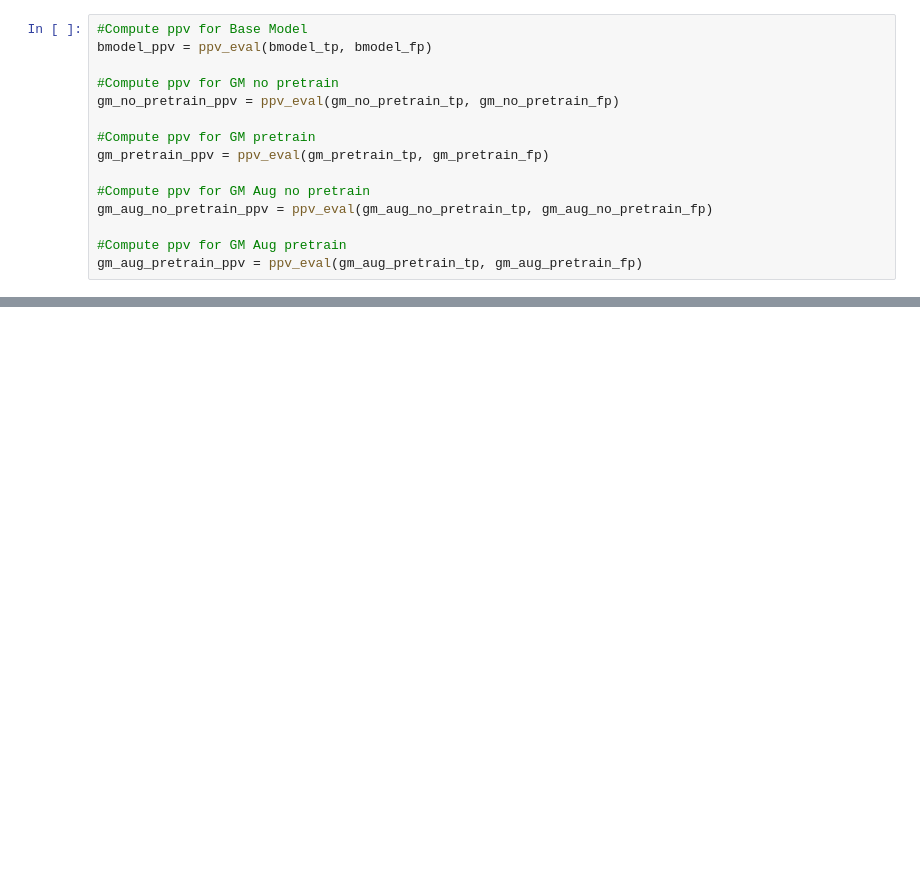
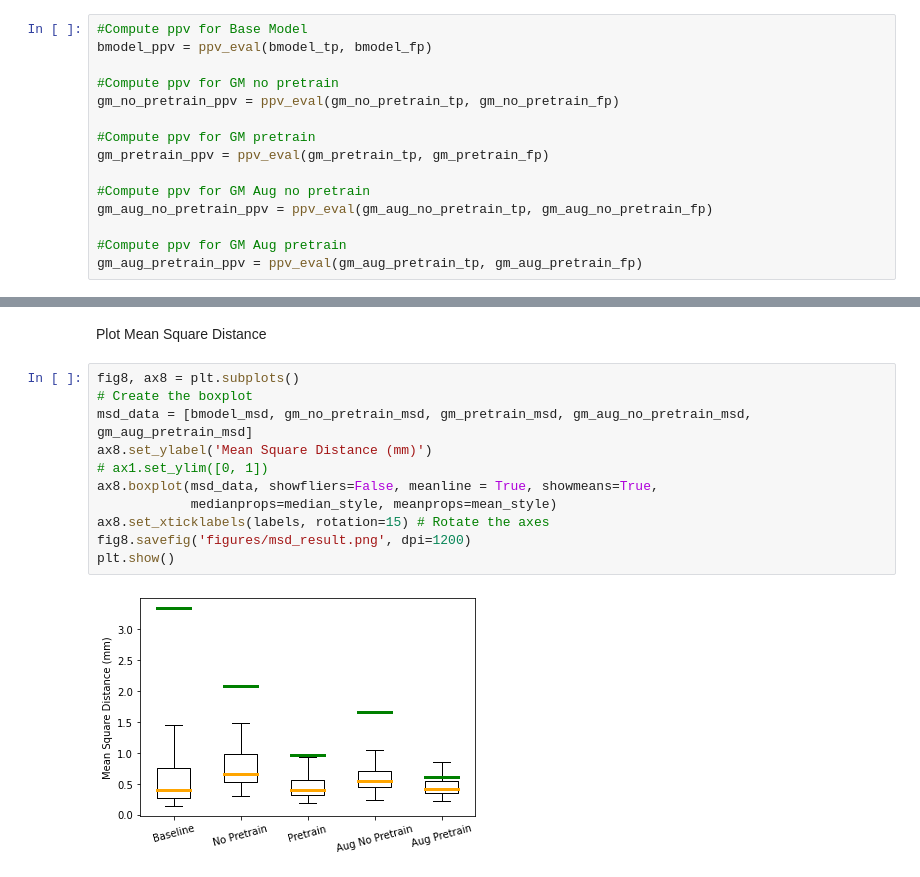
Before and after one commit to ashwinkumargb/pediatric_gmseg, a Jupyter notebook: model_eval/model_eval_combined.ipynb, the cells around one changed output, grey strips where cells are left out. Cells and saved outputs as stored; diff of their text form; blank space fills up the shorter version.

```diff
--- a/model_eval/model_eval_combined.ipynb
+++ b/model_eval/model_eval_combined.ipynb
@@ -434,0 +514,15 @@ plt.show()
+# %% [markdown]
+Plot Mean Square Distance
+# %%
+fig8, ax8 = plt.subplots()
+# Create the boxplot
+msd_data = [bmodel_msd, gm_no_pretrain_msd, gm_pretrain_msd, gm_aug_no_pretrain_msd, gm_aug_pretrain_msd]
+ax8.set_ylabel('Mean Square Distance (mm)')
+# ax1.set_ylim([0, 1])
+ax8.boxplot(msd_data, showfliers=False, meanline = True, showmeans=True,
+            medianprops=median_style, meanprops=mean_style)
+ax8.set_xticklabels(labels, rotation=15) # Rotate the axes
+fig8.savefig('figures/msd_result.png', dpi=1200)
+plt.show()
+# %% [output]
+[figure, added]
```
Also changed, not shown: parts of 13 cells of this notebook, 12 other files.
